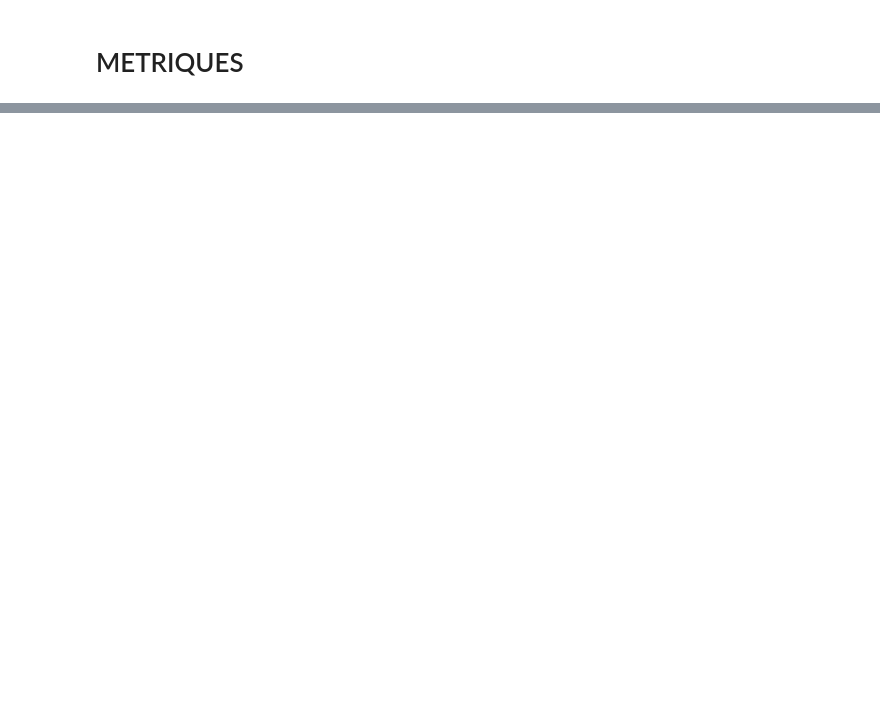
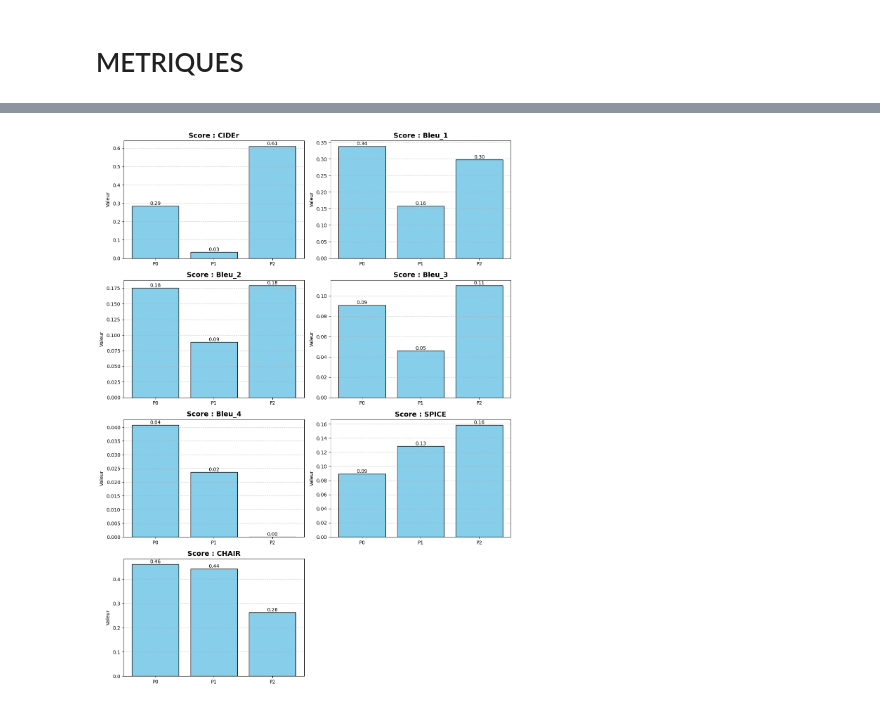
Before and after one commit to YouennBogaer/PROJET, a Jupyter notebook: src/main.ipynb, the cells around one changed output, grey strips where cells are left out. Cells and saved outputs as stored; diff of their text form; code cells hidden in the pictures; blank space fills up the shorter version.

```diff
--- a/src/main.ipynb
+++ b/src/main.ipynb
@@ -300,3 +119,0 @@ CHAIR: 0.0000
-# %%
-scorer = ChairScorer(PATH_INSTANCES, PATH_SYNONYMS)
-scorer.test(model_responses)
@@ -308,0 +122,11 @@ Image 179765 has hallucination : False; hallucinated object = 0/1
+# %%
+prompts_scores = {}
+for i,prompt in enumerate(PROMPTS):
+    prompts_scores[i] = {}
+    prompts_scores[i]["prompt"]=prompt
+
+    model_responses,gt_captions_dict = model.execute(prompt_id=i,freq_print=0)
+    results = scorer.compute_scores(gt_captions_dict, model_responses)
+
+    for metric, score in results.items():
+        prompts_scores[i][metric] = score
@@ -308,0 +155,63 @@ Image 179765 has hallucination : False; hallucinated object = 0/1
+# %%
+import matplotlib.pyplot as plt
+import math
+
+def plot_prompt_comparison(data_dict):
+    # 1. Extraction des métriques disponibles (on ignore la clé "prompt")
+    first_key = next(iter(data_dict))
+    metrics = [k for k in data_dict[first_key].keys() if k != 'prompt']
+
+    prompt_ids = list(data_dict.keys())
+    # On crée des labels courts "P0", "P1" pour l'axe X pour que ce soit lisible
+    x_labels = [f"P{i}" for i in prompt_ids]
+
+    # 2. Configuration de la grille de subplots
+    n_metrics = len(metrics)
+    n_cols = 2  # On met 2 graphiques par ligne
+    n_rows = math.ceil(n_metrics / n_cols)
+
+    fig, axes = plt.subplots(n_rows, n_cols, figsize=(12, 4 * n_rows))
+    axes = axes.flatten() # Aplatir pour itérer facilement si n_rows > 1
+
+    # 3. Boucle sur chaque métrique
+    for i, metric in enumerate(metrics):
+        ax = axes[i]
+
+        # Récupération des scores pour cette métrique pour tous les prompts
+        scores = [data_dict[pid][metric] for pid in prompt_ids]
+
+        # Création des barres
+        bars = ax.bar(x_labels, scores, color='skyblue', edgecolor='black')
+
+        # Esthétique
+        ax.set_title(f"Score : {metric}", fontsize=14, fontweight='bold')
+        ax.set_ylabel("Valeur")
+        ax.grid(axis='y', linestyle='--', alpha=0.7)
+
+        # Ajouter la valeur numérique au dessus de la barre
+        for bar in bars:
+            height = bar.get_height()
+            ax.text(bar.get_x() + bar.get_width()/2., height,
+                    f'{height:.2f}',
+                    ha='center', va='bottom')
+
+    # Masquer les axes vides s'il y en a (ex: 5 métriques sur une grille de 6)
+    for i in range(n_metrics, len(axes)):
+        fig.delaxes(axes[i])
+
+    plt.tight_layout()
+    plt.show()
+
+    # 4. Affichage de la légende des prompts en texte
+    print("-" * 50)
+    print("LÉGENDE DES PROMPTS :")
+    for pid in prompt_ids:
+        p_text = data_dict[pid]['prompt']
+        # On coupe si c'est trop long pour l'affichage
+        print(f"P{pid} : {p_text}")
+    print("-" * 50)
+
+# Appel de la fonction
+plot_prompt_comparison(prompts_scores)
+# %% [output]
+[figure, added]
```
Also changed, not shown: parts of 11 cells of this notebook, 4 other files.
